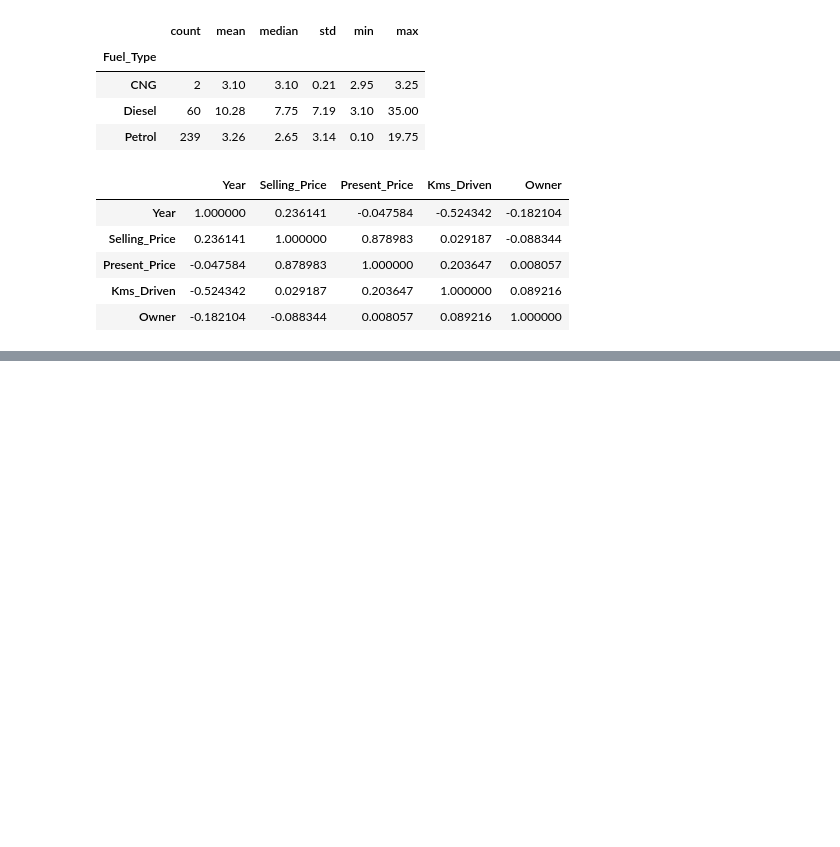
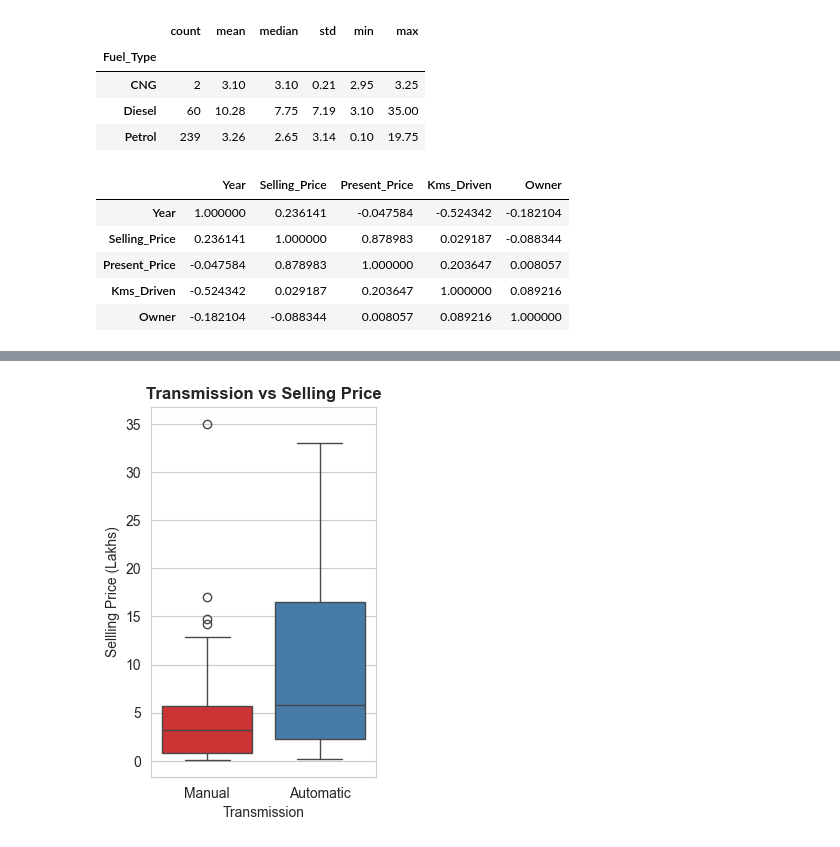
Before and after one commit to jihane01/Cars-price-prediction, a Jupyter notebook: car-price-prediction.ipynb, the cells around one changed output, grey strips where cells are left out. Drawn from its saved outputs; the diff is of its cells as text; code cells hidden in the pictures; blank space fills up the shorter version.

```diff
--- a/car-price-prediction.ipynb
+++ b/car-price-prediction.ipynb
@@ -97,0 +98,10 @@ NameError: name 'car_dataset' is not defined
+# %%
+#Transmission vs Selling Price
+plt.subplot(1,2,2)
+sns.boxplot(x='Transmission', y='Selling_Price',data=data, palette='Set1')
+plt.title('Transmission vs Selling Price', fontweight='bold')
+plt.xlabel('Transmission')
+plt.ylabel('Sellling Price (Lakhs)')
+plt.show()
+# %% [output]
+[figure, added]
```
Also changed, not shown: parts of 7 cells of this notebook.
